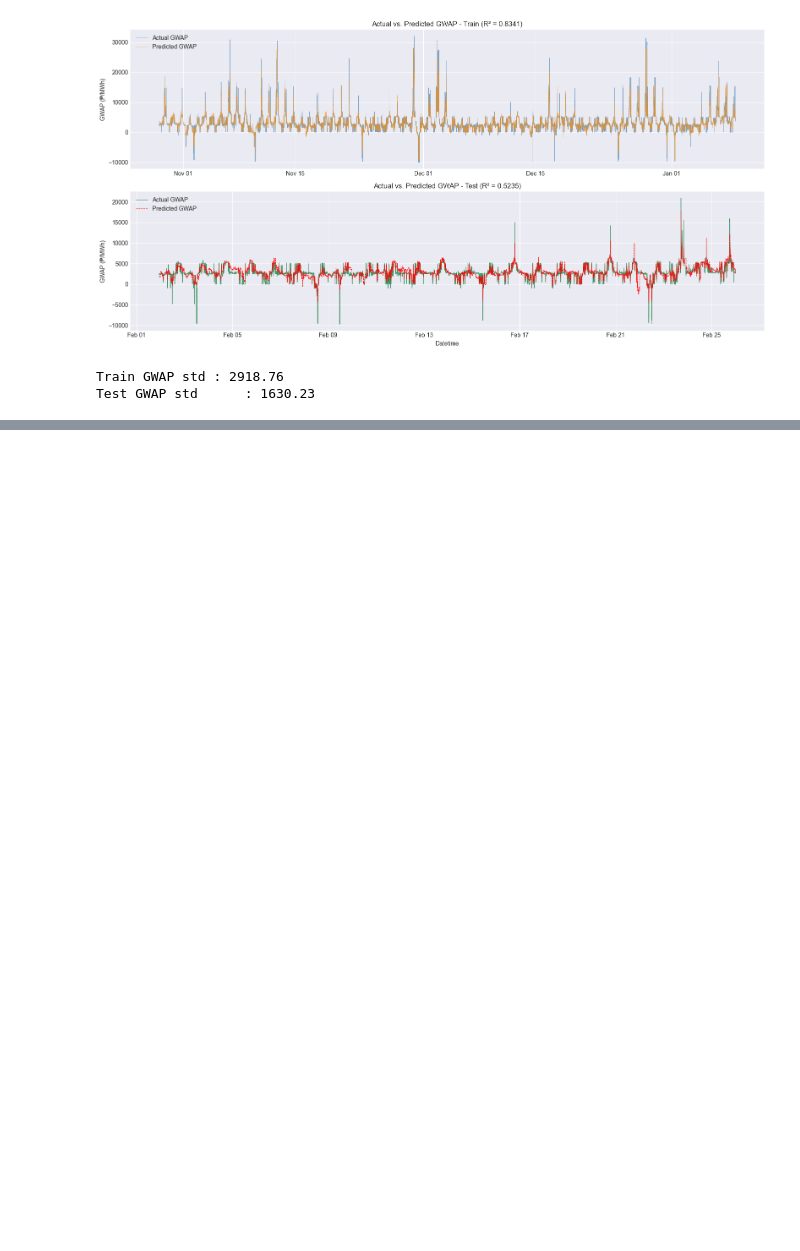
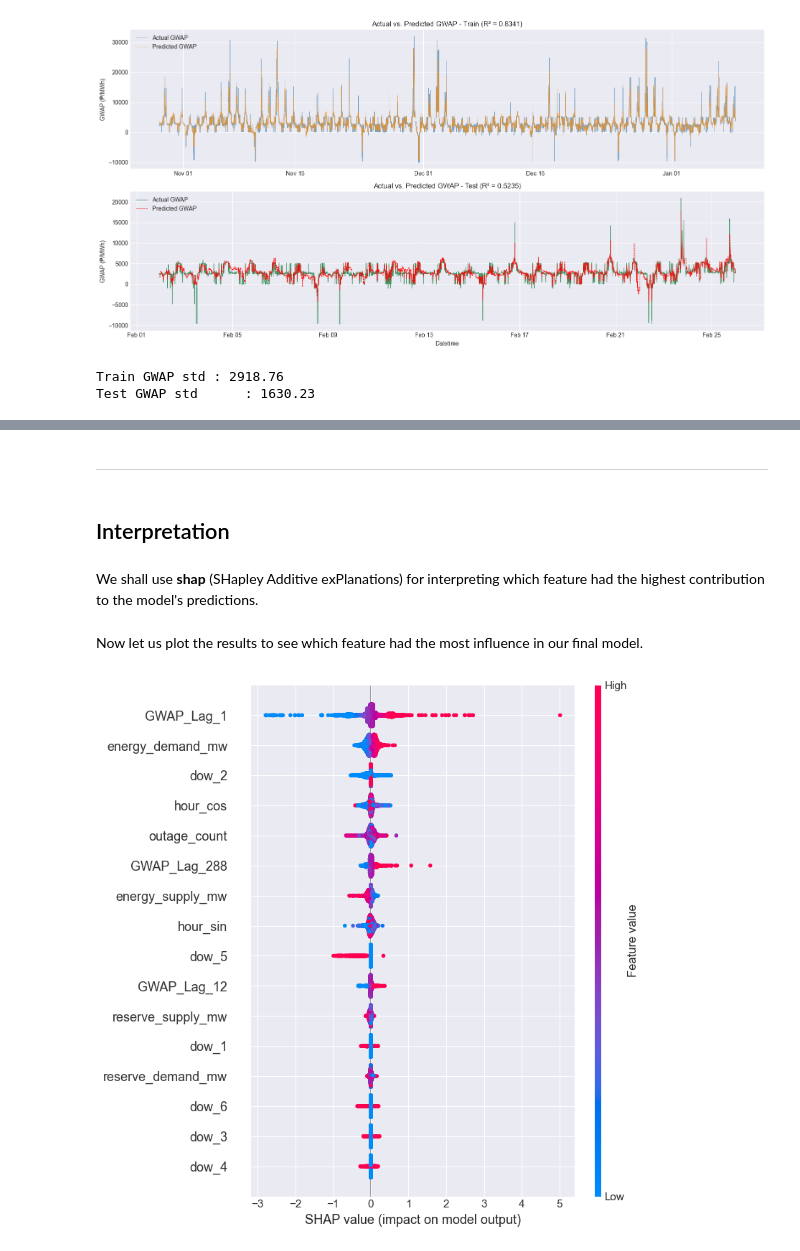
Before and after one commit to haniellejermayn/wesm-price-prediction, a Jupyter notebook: 05_NeuralNetwork.ipynb, the cells around one changed output, grey strips where cells are left out. Drawn from its saved outputs; the diff is of its cells as text; code cells hidden in the pictures; blank space fills up the shorter version.

Commit message:
add interpretation and error analysis

```diff
--- a/05_NeuralNetwork.ipynb
+++ b/05_NeuralNetwork.ipynb
@@ -742,0 +747,27 @@ Looking at the training data, the model does relatively well in following the pa
+# %% [markdown]
+---
+# %% [markdown]
+## Interpretation
+# %% [markdown]
+We shall use **shap** (SHapley Additive exPlanations) for interpreting which feature had the highest contribution to the model's predictions.
+# %%
+import shap
+import torch
+
+# convert to numpy
+X_background = X_train[:100].detach().cpu().numpy()
+X_test_np = X_test.detach().cpu().numpy()
+
+# create prediction function
+def f(x):
+    x_tensor = torch.tensor(x, dtype=torch.float32)
+    return tuned_model(x_tensor).detach().cpu().numpy()
+
+explainer = shap.Explainer(f, X_background)
+shap_values = explainer(X_test_np)
+# %% [markdown]
+Now let us plot the results to see which feature had the most influence in our final model.
+# %%
+shap.summary_plot(shap_values, X_test_np, feature_names=FEATURE_COLS)
+# %% [output]
+[figure, added]
```
Also changed, not shown: parts of 14 cells of this notebook.
